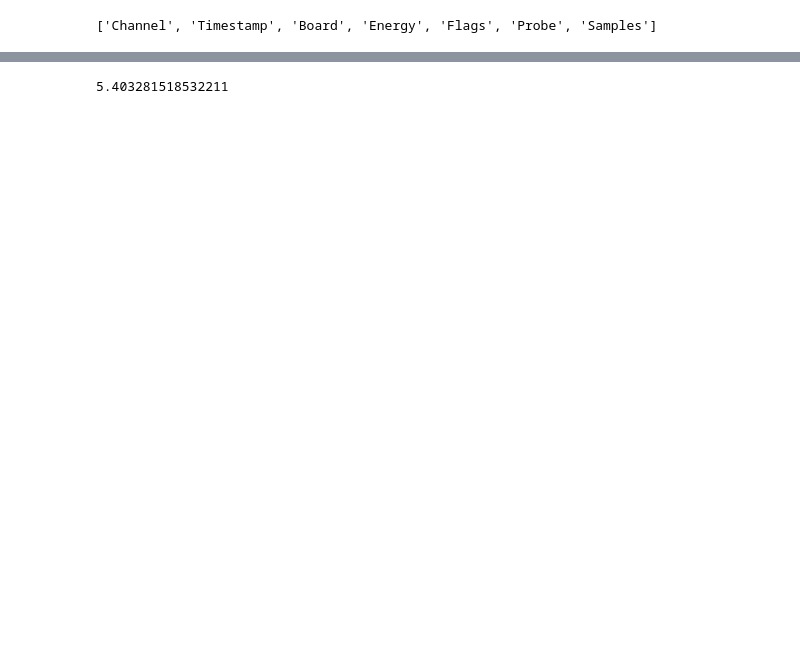
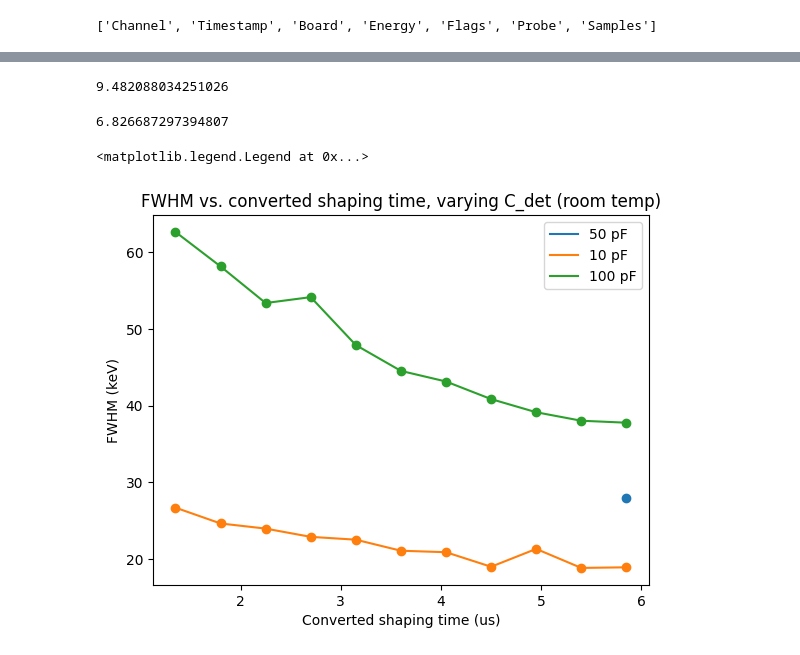
Before and after one commit to arathi-suraj/aramaki-lab-code, a Jupyter notebook: rootfileread.ipynb, the cells around one changed output, grey strips where cells are left out. Cells and saved outputs as stored; diff of their text form; code cells hidden in the pictures; blank space fills up the shorter version.

```diff
--- a/rootfileread.ipynb
+++ b/rootfileread.ipynb
@@ -72,13 +87,59 @@ print(popt[2])
 # From V -> eV: peak V = 1.875 MeV
 # Update: can go directly from peak ADC to energy units by equating the peak energy to 1.875 MeV
 # Make sure to fit the curve to the ADC data first to use the curve fitted mean as the peak value
-peak = popt[1]
+peak = 1289.45338005
 #volts_conv_factor = 1.875e3/peak # volts to keV
 #in_volts = energy * 30e-6
 #in_eV = in_volts * volts_con_factor
-one_ADC = 1.875e3/peak
+one_ADC = 1.791e3/peak
 in_keV = energy*one_ADC
 stdev_keV = popt[2] * one_ADC
 print(stdev_keV)
 # %% [output]
-5.403281518532211
+9.482088034251026
+# %%
+ans = 9.482/one_ADC
+print(ans)
+# %% [output]
+6.826687297394807
+# %%
+#new_stdev50_array = np.array([19.302, 19.692, 11.965, 11.622, 12.451, 14.842, 14.483, 14.927, 15.916, 16.0, 16.781, 18.470, 22.539])
+new2_stdev50_array = np.array([9.898])
+new_stdeverr50_array = np.array([0.007, 0.007, 0.002, 0.002, 0.002, 0.003, 0.003, 0.002, 0.003, 0.003, 0.002, 0.003, 0.003, 0.004])
+new_stdev10_array = np.array([6.690, 6.662, 7.538, 6.716, 7.386, 7.454, 7.963, 8.093, 8.474, 8.710, 9.439])
+new_stdeverr10_array = np.array([0.0008, 0.0004, 0.0009, 0.0005, 0.0007, 0.0007, 0.0008, 0.0006, 0.0006, 0.0009, 0.0009])
+new_stdev100_array = np.array([13.352, 13.443, 13.834, 14.440, 15.250, 15.739, 16.929, 19.137, 18.865, 20.552, 22.141])
+new_stdeverr100_array = np.array([])
+new_FWHM50_array = new2_stdev50_array * 2 * np.sqrt(2)
+new_FWHMerr50_array = new_stdeverr50_array * 2 * np.sqrt(2)
+new_FWHM10_array = new_stdev10_array * 2 * np.sqrt(2)
+new_FWHMerr10_array = new_stdeverr10_array * 2 * np.sqrt(2)
+new_FWHM100_array = new_stdev100_array * 2 * np.sqrt(2)
+new_time50_array = np.array([13, 12, 11])
+new_time10_array = np.array([13, 12, 11, 10, 9, 8, 7, 6, 5, 4, 3])
+# %%
+plt.plot(13*0.45, new_FWHM50_array, label="50 pF")
+plt.plot(new_time10_array*0.45, new_FWHM10_array, label="10 pF")
+plt.plot(new_time10_array*0.45, new_FWHM100_array, label="100 pF")
+##
+#stdev_array2 = np.array([9.553, 7.497, 6.595, 5.996, 5.727, 5.545, 5.465, 5.403])
+#stdev_corr_array2 = stdev_array2 * 0.924266
+#rise_time2 = np.array([1, 2, 3, 5, 6, 7, 8, 9])
+#FWHM_array2 = stdev_corr_array2*2*np.sqrt(2)
+#rise_corr_time2 = rise_time2 * 0.45
+##
+#plt.plot(rise_corr_time2, FWHM_array2, label="50 pF")
+#plt.scatter(rise_corr_time2, FWHM_array2)
+#plt.legend()
+
+#plt.errorbar(new_time50_array, new_FWHM50_array, new_FWHMerr50_array, None, fmt="None")
+plt.scatter(13*0.45, new_FWHM50_array)
+plt.scatter(new_time10_array*0.45, new_FWHM10_array)
+plt.scatter(new_time10_array*0.45, new_FWHM100_array)
+plt.xlabel("Converted shaping time (us)")
+plt.ylabel("FWHM (keV)")
+plt.title("FWHM vs. converted shaping time, varying C_det (room temp)")
+plt.legend()
+# %% [output]
+<matplotlib.legend.Legend at 0x...>
+[figure, added]
```
Also changed, not shown: parts of 15 cells of this notebook.
